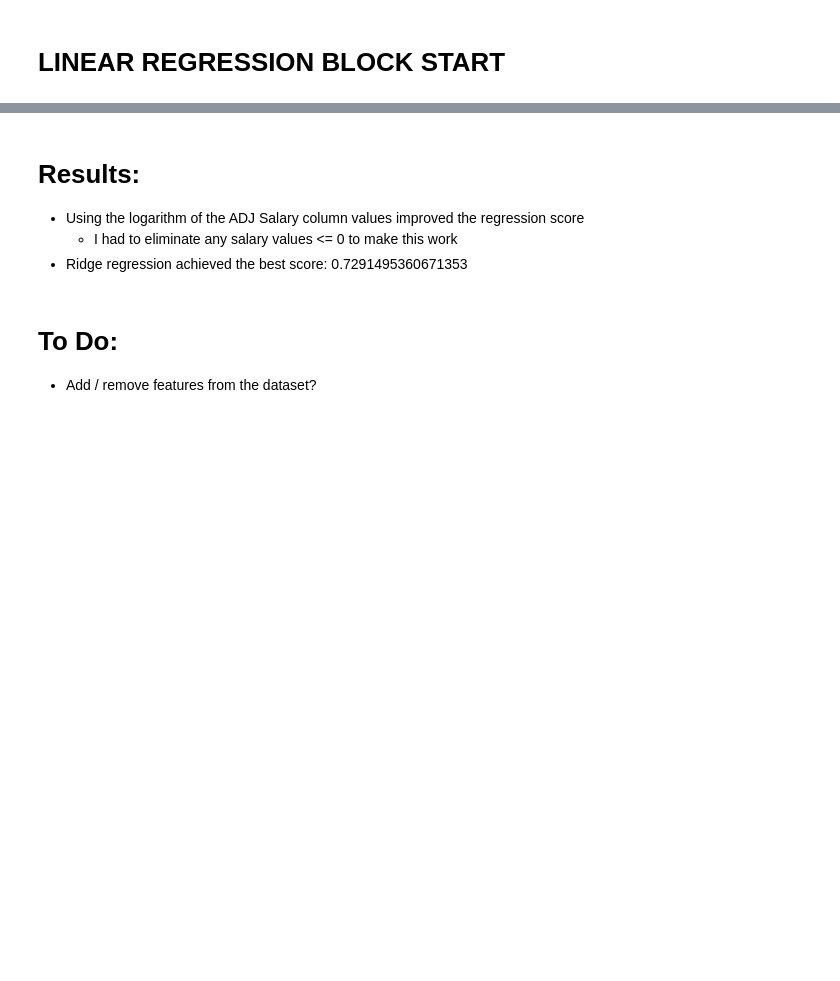
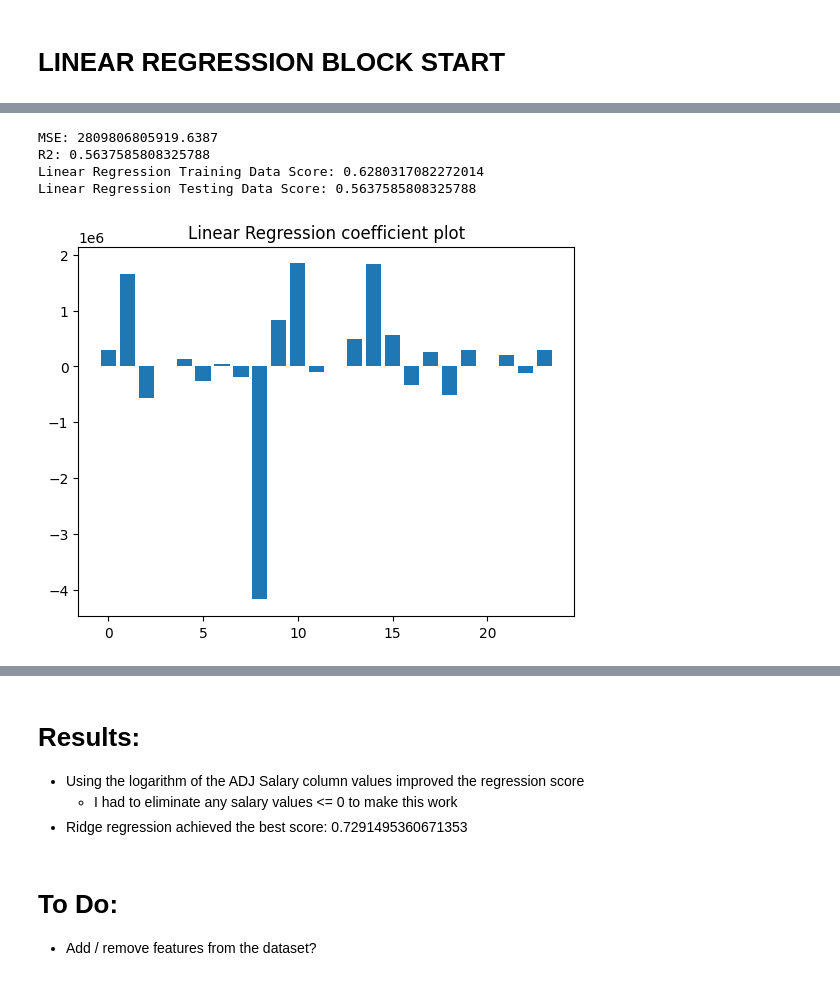
Before and after one commit to anyren/baseball_salary_analysis, a Jupyter notebook: delete_later/BILL_Copy_of_EDA_baseball_salaries_HITTERS_EXPERIMENTAL.ipynb, the cells around one changed output, grey strips where cells are left out. Drawn from its saved outputs; the diff is of its cells as text; code cells hidden in the pictures; blank space fills up the shorter version.

```diff
--- a/delete_later/BILL_Copy_of_EDA_baseball_salaries_HITTERS_EXPERIMENTAL.ipynb
+++ b/delete_later/BILL_Copy_of_EDA_baseball_salaries_HITTERS_EXPERIMENTAL.ipynb
@@ -101,7 +101,7 @@ def run_regression(a_df, salary_col_name="ADJ Salary"):
 
 
 
-    X = a_df.drop([salary_col_name], axis=1)
+    X = a_df.drop(columns=[salary_col_name, "salary"], axis=1)
     y = a_df[salary_col_name]
 
     # Split the data into X_train, X_test, y_train, y_test
@@ -312,6 +312,42 @@ def run_ElasticNet(a_df):
 # %%
 loaded_df = load_dataset()
 # %%
-loaded_df["ADJ Salary"] = loaded_df["ADJ Salary"].astype(int)
+# loaded_df["ADJ Salary"] = loaded_df["ADJ Salary"].astype(int)
 
-loaded_df = loaded_df.loc[~(loaded_df["ADJ Salary"] <= 0), :]
+# loaded_df = loaded_df.loc[~(loaded_df["ADJ Salary"] <= 0), :]
+# %%
+df = loaded_df.copy()
+
+# totalhits = df["H"]
+# doubles = df["2B"]
+# triples = df["3B"]
+# homeruns = df["HR"]
+# atbats = df["AB"]
+# walks = df["BB"]
+# hit_by_pitch = df["HBP"]
+# sac_hits = df["SH"]
+# sac_flies = df["SF"]
+# singles = (totalhits - homeruns - triples - doubles)
+
+# df["slug_%"] = (singles + 2*doubles + 3*triples + 4*homeruns) / atbats
+# df["slug_%"] = df["slug_%"].fillna(0)
+# df["avg"] = totalhits / atbats
+# df["avg"] = df["avg"].fillna(0)
+# df["plate_appearances"] = atbats + walks + hit_by_pitch + sac_hits + sac_flies
+# df["avg"] = df["avg"].fillna(0)
+# df["on_base_%"] = (totalhits + walks + hit_by_pitch) / (atbats + walks + hit_by_pitch + sac_flies)
+# df["on_base_%"] = df["on_base_%"].fillna(0)
+# df["1B"] = singles
+# df["1B"] = df["1B"].fillna(0)
+
+df["ADJ Salary"] = df["ADJ Salary"].astype("int").round()
+
+# df["ADJ Salary"] = np.log(df["ADJ Salary"])
+
+df = df.dropna().reset_index(drop=True)
+
+agg_df = df.groupby(["playerID"]).mean()
+
+agg_df = agg_df.drop(columns=["Unnamed: 0"])
+
+agg_df
@@ -338,5 +371,13 @@ memory usage: 3.5+ MB
 # %%
 loaded_df.sample(100)
+# %%
+run_regression(agg_df, "ADJ Salary")
+# %% [output]
+MSE: 2809806805919.6387
+R2: 0.5637585808325788
+Linear Regression Training Data Score: 0.6280317082272014
+Linear Regression Testing Data Score: 0.5637585808325788
+[figure, added]
 # %%
 clean_df = clean_dataset(loaded_df)
 # %%
```
Also changed, not shown: parts of 8 cells of this notebook, 25 other files.
